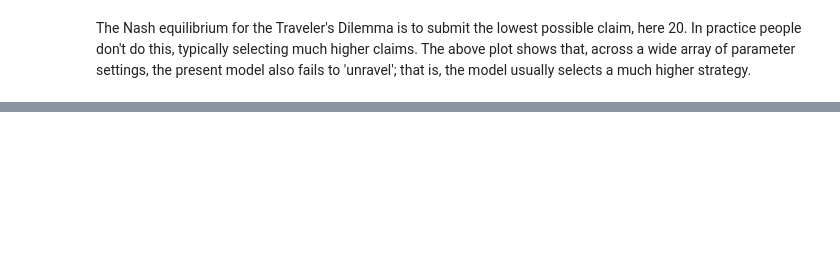
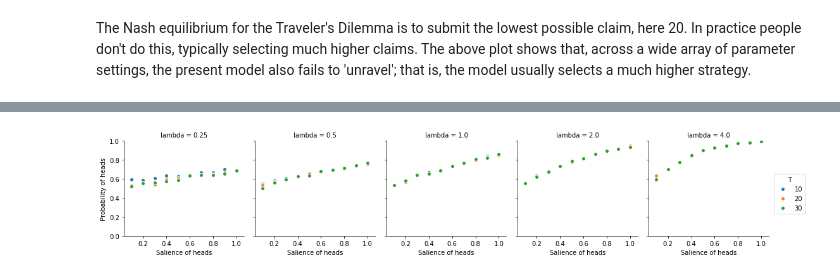
Before and after one commit to drussellmrichie/golman_and_bhatia_2017, a Jupyter notebook: Golman and Bhatia (2017).ipynb, the cells around one changed output, grey strips where cells are left out. Saved outputs shown, nothing was run; the diff lists cells and outputs as text; code cells hidden in the pictures; blank space fills up the shorter version.

```diff
--- a/Golman and Bhatia (2017).ipynb
+++ b/Golman and Bhatia (2017).ipynb
@@ -116,0 +216,5 @@ The Nash equilibrium for the Traveler's Dilemma is to submit the lowest possible
+# %%
+Ts       = [10, 20, 30]
+_lambdas = [.25, .5, 1, 2, 4]
+sigmas   = [np.array((x,y)) for (x,y) in product(np.linspace(.1,1.0,10), [0])]
+gammas   = ['None']
@@ -116,0 +223,3 @@ The Nash equilibrium for the Traveler's Dilemma is to submit the lowest possible
+# %%
+parameter_sweep_results = parameter_sweep(strats=heads_tails_strats, payoff_func=heads_or_tails_payoffs, Ts=Ts,
+                                         _lambdas=_lambdas, sigmas=sigmas, gammas=gammas)
@@ -116,0 +237,2 @@ The Nash equilibrium for the Traveler's Dilemma is to submit the lowest possible
+# %%
+parameter_sweep_results['sigmas'] = parameter_sweep_results['sigmas'].apply(lambda x: x[0])
@@ -116,0 +243,7 @@ The Nash equilibrium for the Traveler's Dilemma is to submit the lowest possible
+# %%
+strat_counts = parameter_sweep_results.groupby(['T','lambda','gamma','sigmas','strategy']).size().reset_index()
+strat_counts = strat_counts.query("strategy == 'heads'")
+strat_counts.drop(['strategy','gamma'], axis=1, inplace=True)
+strat_counts[0] /= sim_count
+strat_counts.columns = ['T', 'lambda', 'Salience of heads', 'Probability of heads']
+strat_counts.head()
@@ -116,0 +257,7 @@ The Nash equilibrium for the Traveler's Dilemma is to submit the lowest possible
+# %%
+g = sns.FacetGrid(strat_counts, col="lambda",  hue="T")
+g = (g.map(plt.scatter, "Salience of heads", "Probability of heads", edgecolor="w")
+      .add_legend()
+      .set(ylim=(0,1)))
+# %% [output]
+[figure, added]
```
Also changed, not shown: parts of 47 cells of this notebook, 6 other files.
